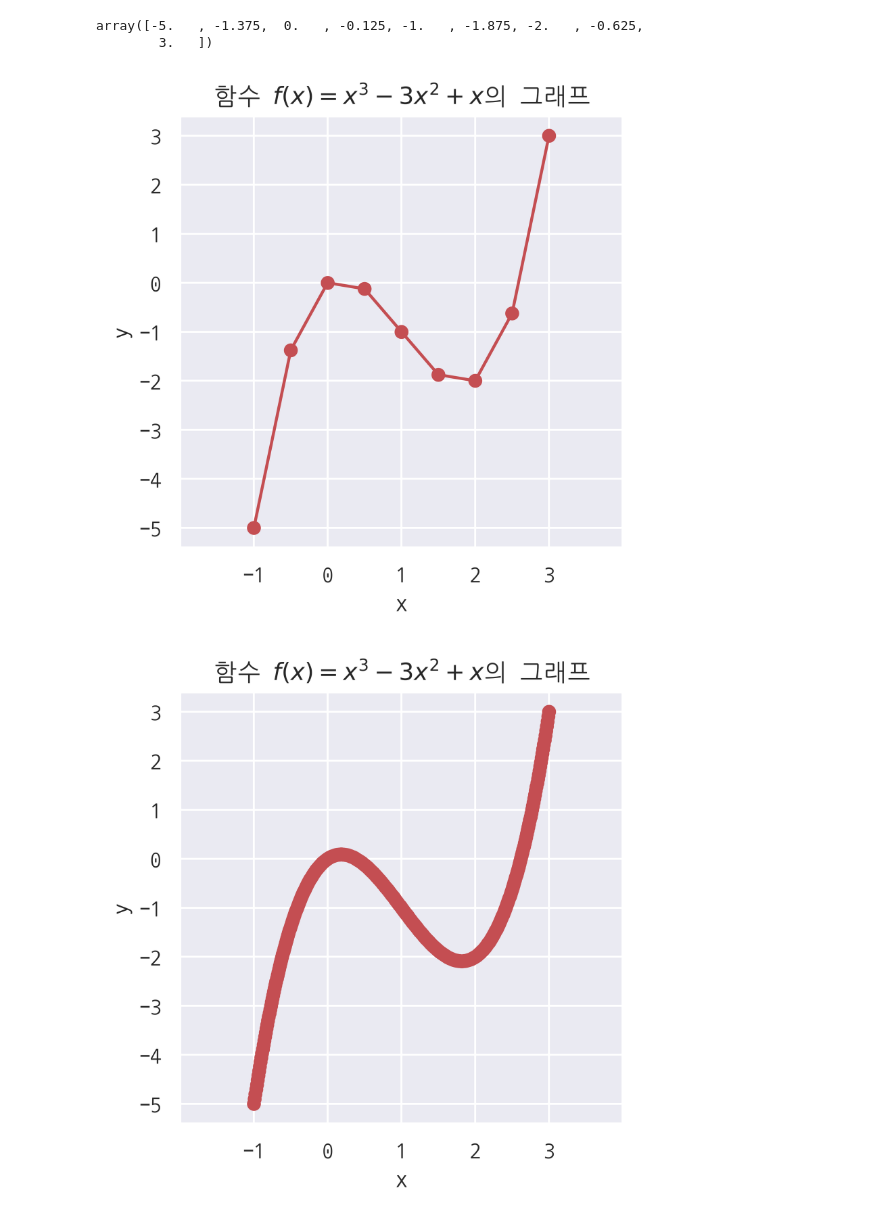
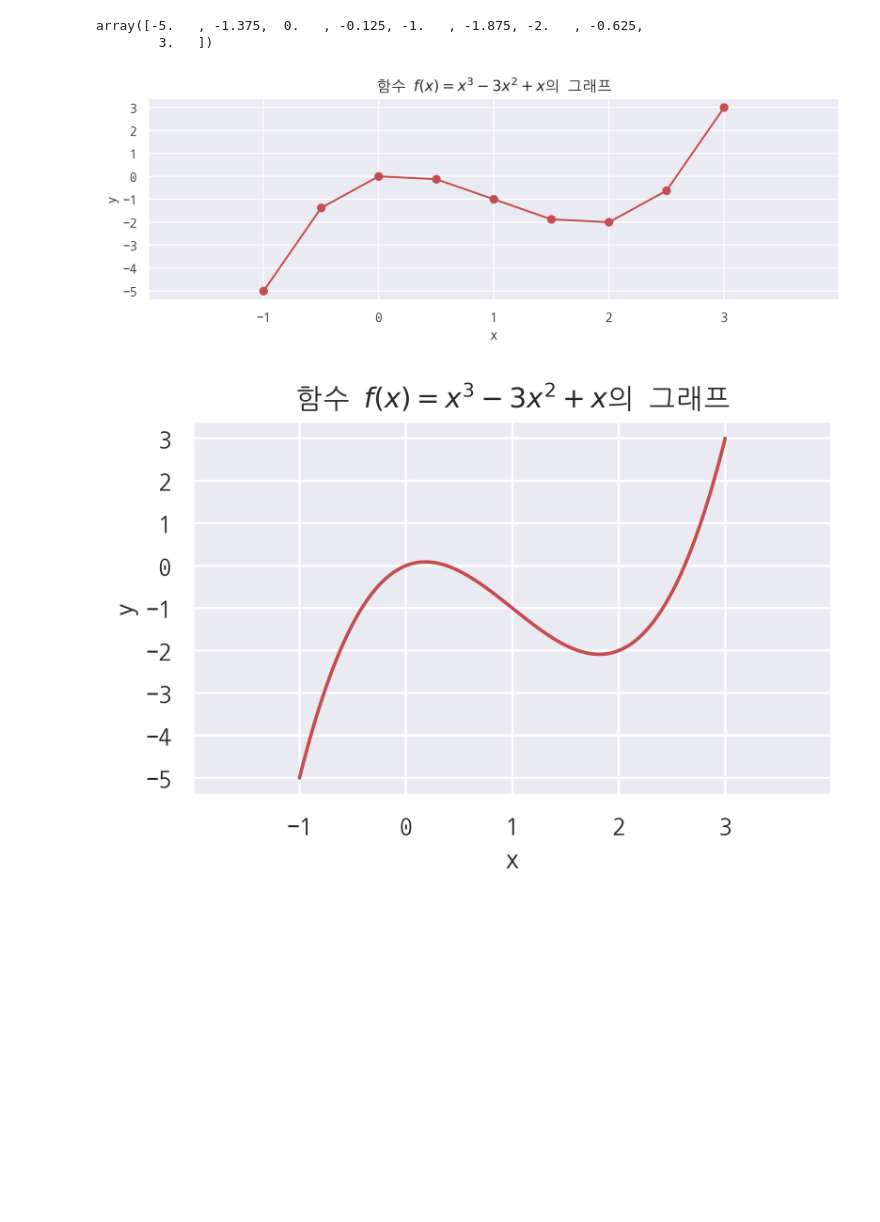
Before and after one commit to hmkim312/TIL, a Jupyter notebook: math/04_sympy로 공부하는 미적분.ipynb, the cells around one changed output. Cells and saved outputs as stored; diff of their text form; code cells hidden in the pictures; blank space fills up the shorter version.

Commit message:
docs: graph fix

```diff
--- a/math/04_sympy로 공부하는 미적분.ipynb
+++ b/math/04_sympy로 공부하는 미적분.ipynb
@@ -36,20 +36,23 @@ y
 array([-5.   , -1.375,  0.   , -0.125, -1.   , -1.875, -2.   , -0.625,
         3.   ])
 # %%
+x = np.linspace(-1,3,9)
+y = f(x)
 plt.plot(x, y, 'ro-')
 plt.xlim(-2, 4)
 plt.title("함수 $f(x) = x^3 - 3x^2 + x$의 그래프")
 plt.xlabel('x')
 plt.ylabel('y')
 plt.xticks(np.arange(-1, 4))
 plt.yticks(np.arange(-5, 4))
 plt.show()
 # %% [output]
-[figure, old version]
+[figure, new version]
 # %%
 x = np.linspace(-1,3,400)
 y = f(x)
-plt.plot(x, y, 'ro-')
+plt.figure(figsize=(5,3))
+plt.plot(x, y, 'r')
 plt.xlim(-2, 4)
 plt.title("함수 $f(x) = x^3 - 3x^2 + x$의 그래프")
 plt.xlabel('x')
@@ -58,7 +61,7 @@ plt.xticks(np.arange(-1, 4))
 plt.yticks(np.arange(-5, 4))
 plt.show()
 # %% [output]
-[figure, old version]
+[figure, new version]
 # %%
 # 연습문제 4.1.1
 # 부호함수
```
Also changed, not shown: parts of 2 cells of this notebook.
